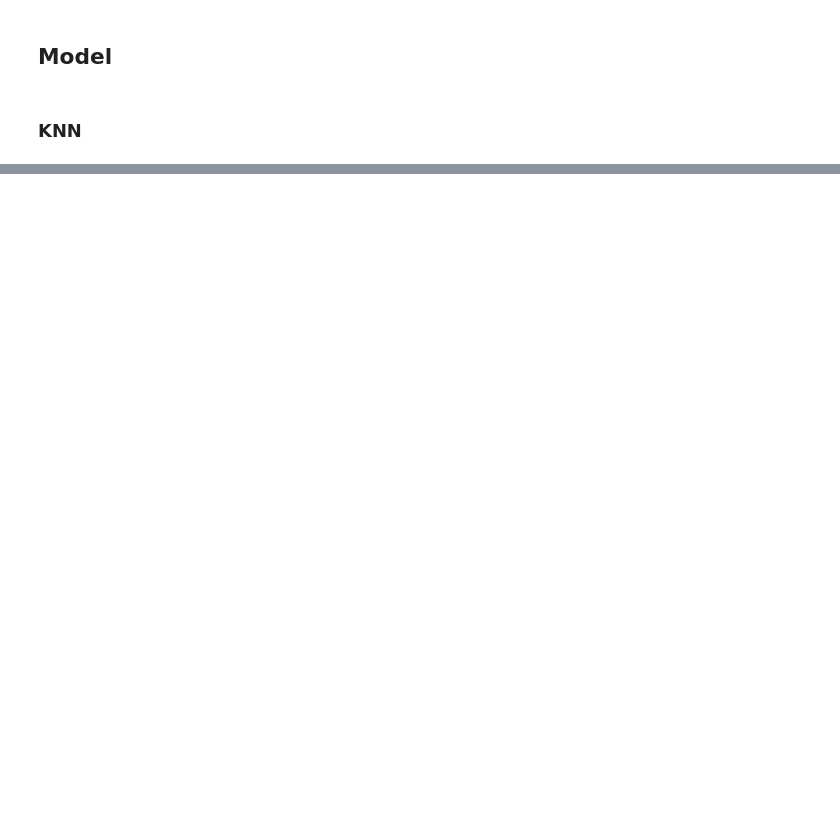
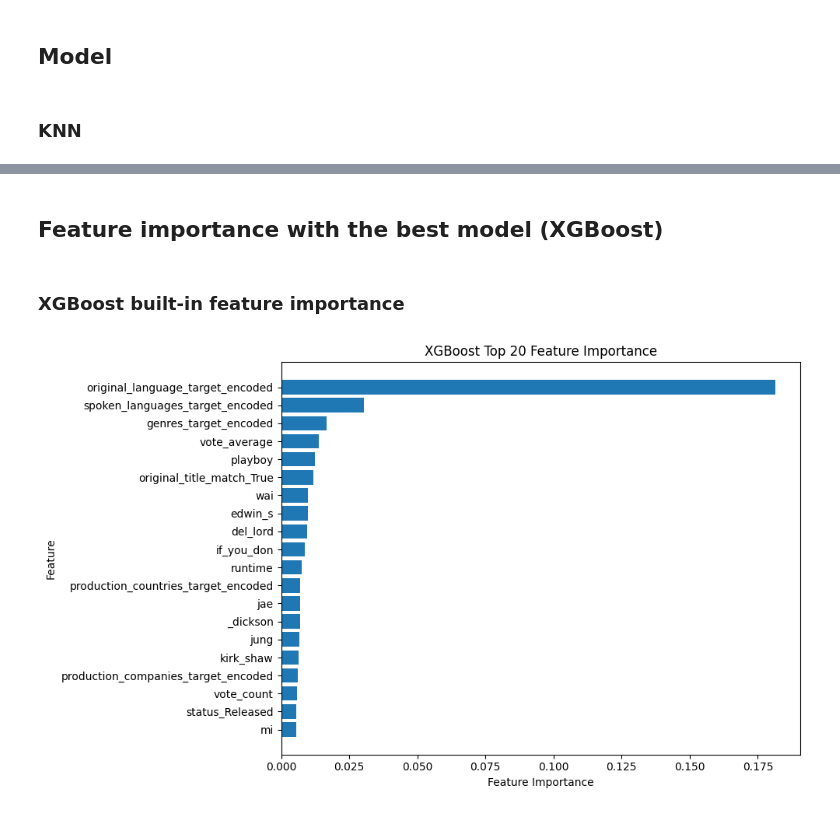
Before and after one commit to JiayiD8/movie_rating_prediction, a Jupyter notebook: AML_Project_Deliverable3.ipynb, the cells around one changed output, grey strips where cells are left out. Saved outputs shown, nothing was run; the diff lists cells and outputs as text; code cells hidden in the pictures; blank space fills up the shorter version.

```diff
--- a/AML_Project_Deliverable3.ipynb
+++ b/AML_Project_Deliverable3.ipynb
@@ -603,0 +618,17 @@ Test score for best stratified model: 0.5786474762650851
+# %%
+param_grid_ridge_str = {'alpha': [0.01, 0.1, 0.5, 1, 5, 10],
+                        'max_iter': [1000, 5000, 10000],
+                        'solver': ['auto']}
+best_val_score_ridge_str = 0
+best_params_ridge_str = None
+for alpha in param_grid_ridge_str['alpha']:
+    for max_iter in param_grid_ridge_str['max_iter']:
+        for solver in param_grid_ridge_str['solver']:
+            ridge = Ridge(alpha=alpha, max_iter=max_iter, solver=solver)
+            ridge.fit(X_train_str, y_train_str)
+            val_score = ridge.score(X_val_str, y_val_str)
+            if val_score > best_val_score_ridge_str:
+                best_val_score_ridge_str = val_score
+                best_params_ridge_str = {'alpha': alpha, 'max_iter': max_iter, 'solver': solver}
+print(f'Best stratified validation score: {best_val_score_ridge_str}')
+print(f'Best stratified parameters: {best_params_ridge_str}')
@@ -603,0 +638,7 @@ Test score for best stratified model: 0.5786474762650851
+# %%
+best_ridge = Ridge(alpha=best_params_ridge_str['alpha'],
+                   max_iter=best_params_ridge_str['max_iter'],
+                   solver=best_params_ridge_str['solver'])
+best_ridge.fit(X_train_str, y_train_str)
+test_score_ridge = best_ridge.score(X_test_str, y_test_str)
+print(f'Test score for best stratified model: {test_score_ridge}')
@@ -605,0 +679,5 @@ Test score for best stratified model: 0.5786474762650851
+# %%
+best_xgboost_model = xgb.XGBRegressor(**best_xgb_params)
+best_xgboost_model.fit(X_train_str.to_numpy(), y_train_str.to_numpy())
+xgb_test_score = best_xgboost_model.score(X_test_str.to_numpy(), y_test_str.to_numpy())
+print(f'Test score for best XGBoost model: {xgb_test_score}')
@@ -663,5 +779,0 @@ print(f'Best XGBoost parameters: {best_xgb_params}')
-# %%
-best_xgboost_model = xgb.XGBRegressor(**best_xgb_params)
-best_xgboost_model.fit(X_train_str, y_train_str)
-xgb_test_score = best_xgboost_model.score(X_test_str, y_test_str)
-print(f'Test score for best XGBoost model: {xgb_test_score}')
@@ -667,0 +1138,16 @@ print(f'Test score for best XGBoost model: {xgb_test_score}')
+# %% [markdown]
+## Feature importance with the best model (XGBoost)
+# %% [markdown]
+### XGBoost built-in feature importance
+# %%
+sorted_index = best_xgboost_model.feature_importances_.argsort()
+top_20_idx = sorted_index[-20:]
+plt.figure(figsize=(10, 6))
+plt.barh(df.columns[top_20_idx], best_xgboost_model.feature_importances_[top_20_idx])
+plt.xlabel('Feature Importance')
+plt.ylabel('Feature')
+plt.title('XGBoost Top 20 Feature Importance')
+plt.tight_layout()
+plt.show()
+# %% [output]
+[figure, added]
```
Also changed, not shown: parts of 47 cells of this notebook.
